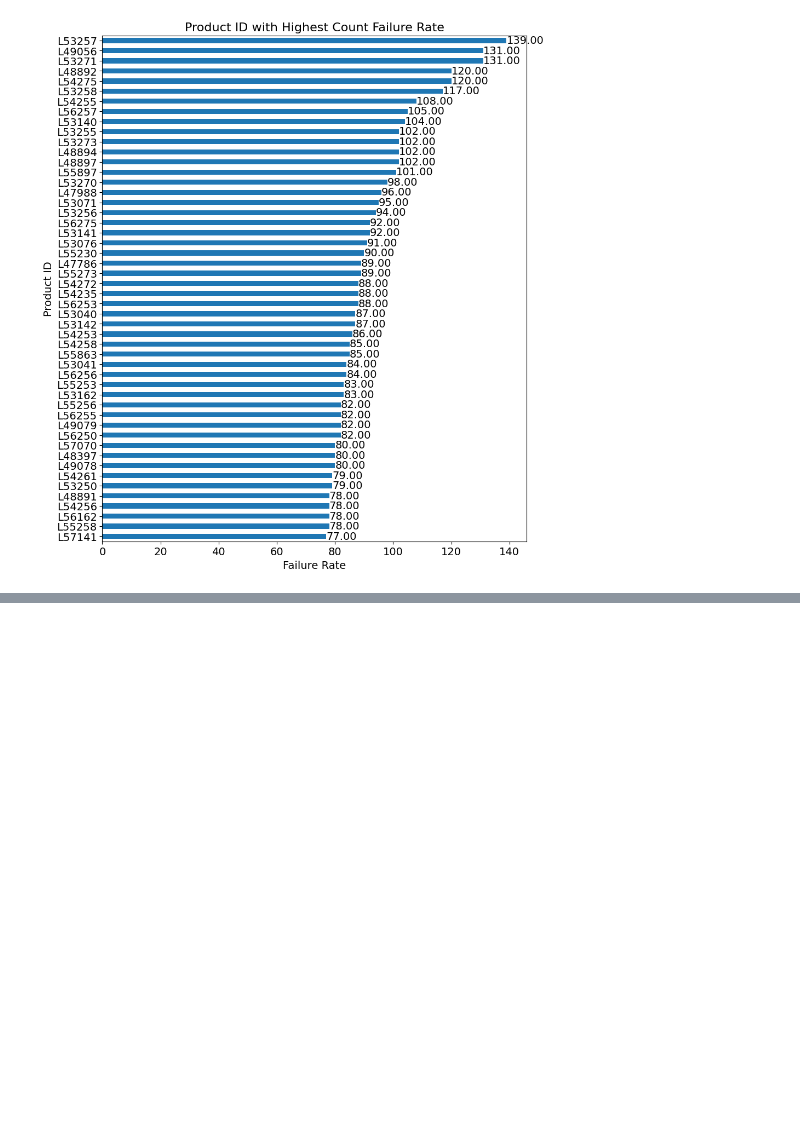
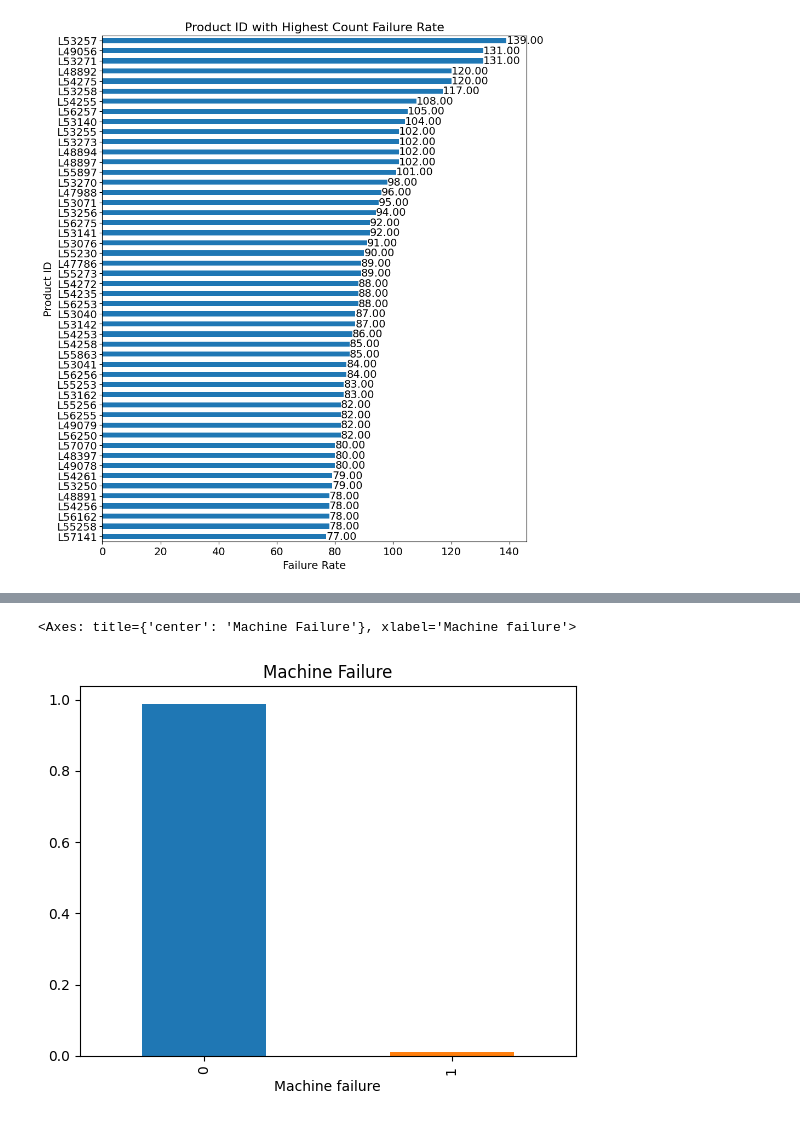
Before and after one commit to vzeizer/MachineFailure, a Jupyter notebook: vzeizer_machinefailure.ipynb, the cells around one changed output, grey strips where cells are left out. Cells and saved outputs as stored; diff of their text form; code cells hidden in the pictures; blank space fills up the shorter version.

```diff
--- a/vzeizer_machinefailure.ipynb
+++ b/vzeizer_machinefailure.ipynb
@@ -425,3 +425,12 @@ plt.yticks(fontsize=14, rotation=0, ha='right')
 plt.show()
 # %% [output]
 [figure]
+# %%
+# drop ID and Product ID
+df_mf.drop(columns=['Product ID','id'], inplace=True)
+# dummy variables for Type
+df_mf = pd.get_dummies(df_mf, columns=['Type'], drop_first=True)
+# %%
+import re
+regex = re.compile(r"\[|\]|<", re.IGNORECASE)
+df_mf.columns = [regex.sub("_", col) if any(x in str(col) for x in set(('[', ']', '<'))) else col for col in df_mf.columns.values]
@@ -427,0 +494,16 @@ plt.show()
+# %%
+# apply the model in test.csv
+df_test = pd.read_csv('playground-series-s3e17/test.csv')
+df_test.drop(columns=high_corr, inplace=True)
+df_test.drop(columns=['Product ID','id'], inplace=True)
+df_test = pd.get_dummies(df_test, columns=['Type'], drop_first=True)
+df_test.columns = [regex.sub("_", col) if any(x in str(col) for x in set(('[', ']', '<'))) else col for col in df_test.columns.values]
+# separate the target variable
+X_test = df_test
+#y_test = df_test['Machine failure']
+y_pred = rf.predict(X_test)
+X_test['Machine failure'] = y_pred
+X_test['Machine failure'].value_counts(normalize=True).plot(kind='bar', title='Machine Failure', color=color_cycle[0:2])
+# %% [output]
+<Axes: title={'center': 'Machine Failure'}, xlabel='Machine failure'>
+[figure, added]
```
Also changed, not shown: parts of 1 cell of this notebook, 1 other file.
